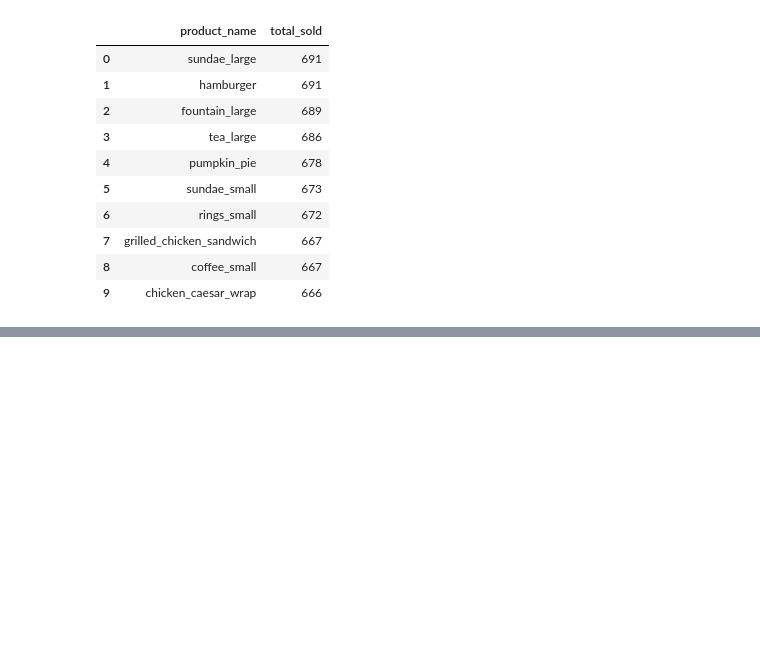
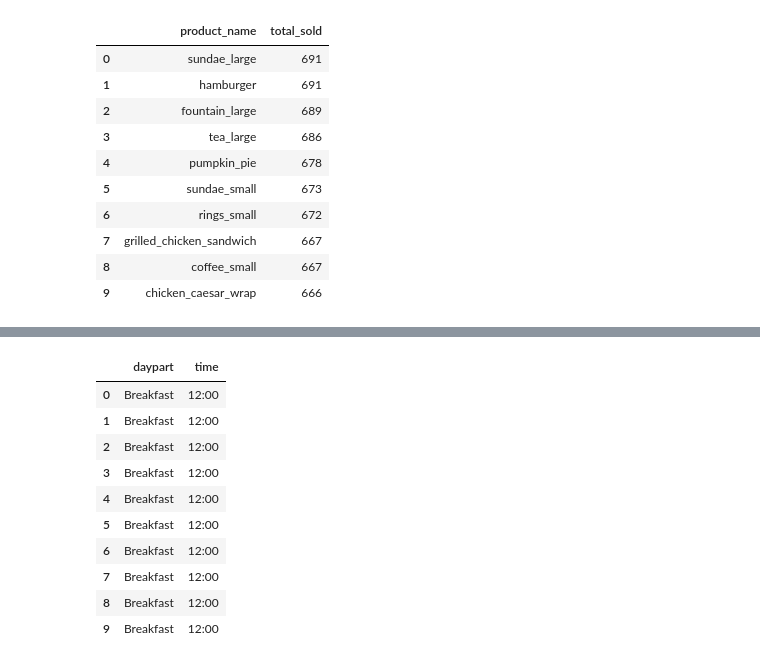
Before and after one commit to gojandrooo/insights-on-demand-demo, a Jupyter notebook: nb03_db_query.ipynb, the cells around one changed output, grey strips where cells are left out. Saved outputs shown, nothing was run; the diff lists cells and outputs as text; code cells hidden in the pictures; blank space fills up the shorter version.

```diff
--- a/nb03_db_query.ipynb
+++ b/nb03_db_query.ipynb
@@ -1058,0 +1129,26 @@ result
+# %%
+# what are the daypart start and end times?
+query = """
+SELECT
+    daypart,
+    strftime('%H:%M', minute_id / 60 || ':' || minute_id % 60) AS time
+FROM dim_daypart
+WHERE daypart = 'Breakfast'
+LIMIT 10
+"""
+
+# Execute the query
+result = execute_query(query)
+result
+# %% [output]
+|  | daypart | time |
+| 0 | Breakfast | 12:00 |
+| 1 | Breakfast | 12:00 |
+| 2 | Breakfast | 12:00 |
+| 3 | Breakfast | 12:00 |
+| 4 | Breakfast | 12:00 |
+| 5 | Breakfast | 12:00 |
+| 6 | Breakfast | 12:00 |
+| 7 | Breakfast | 12:00 |
+| 8 | Breakfast | 12:00 |
+| 9 | Breakfast | 12:00 |
```
Also changed, not shown: parts of 7 cells of this notebook, 9 other files.
